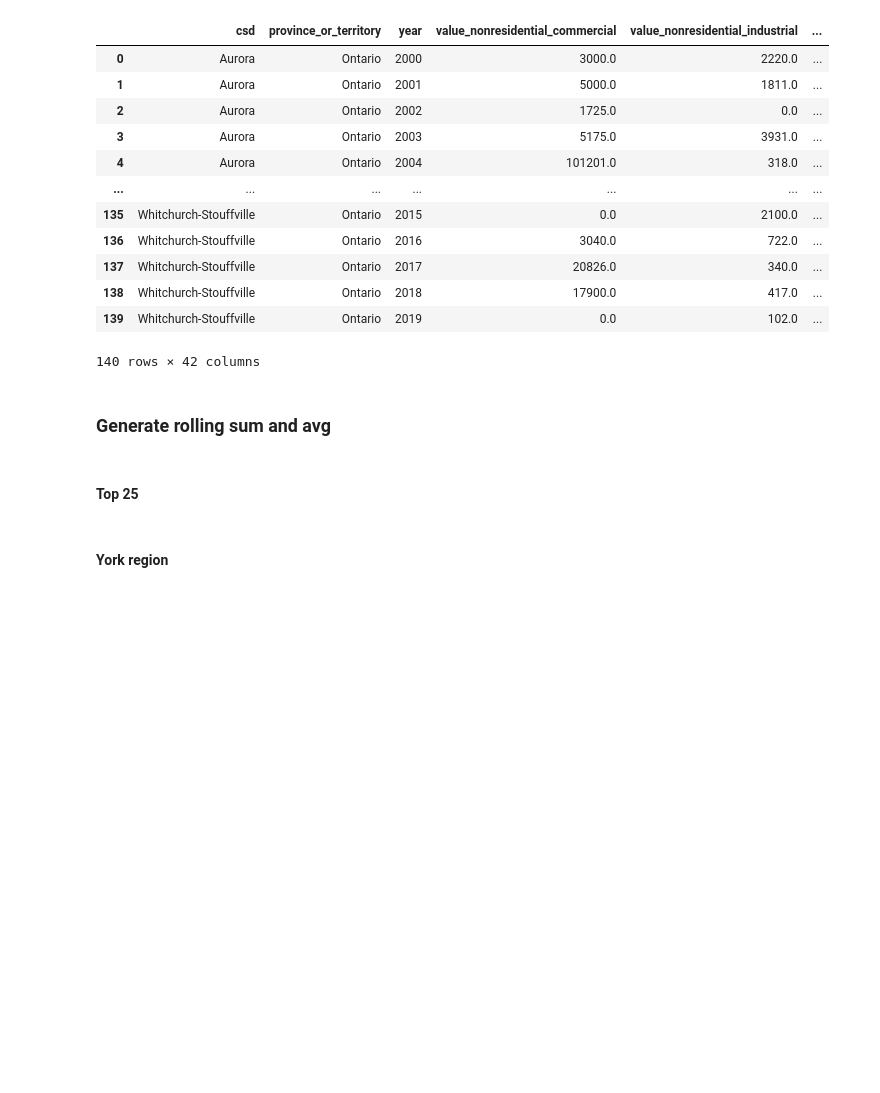
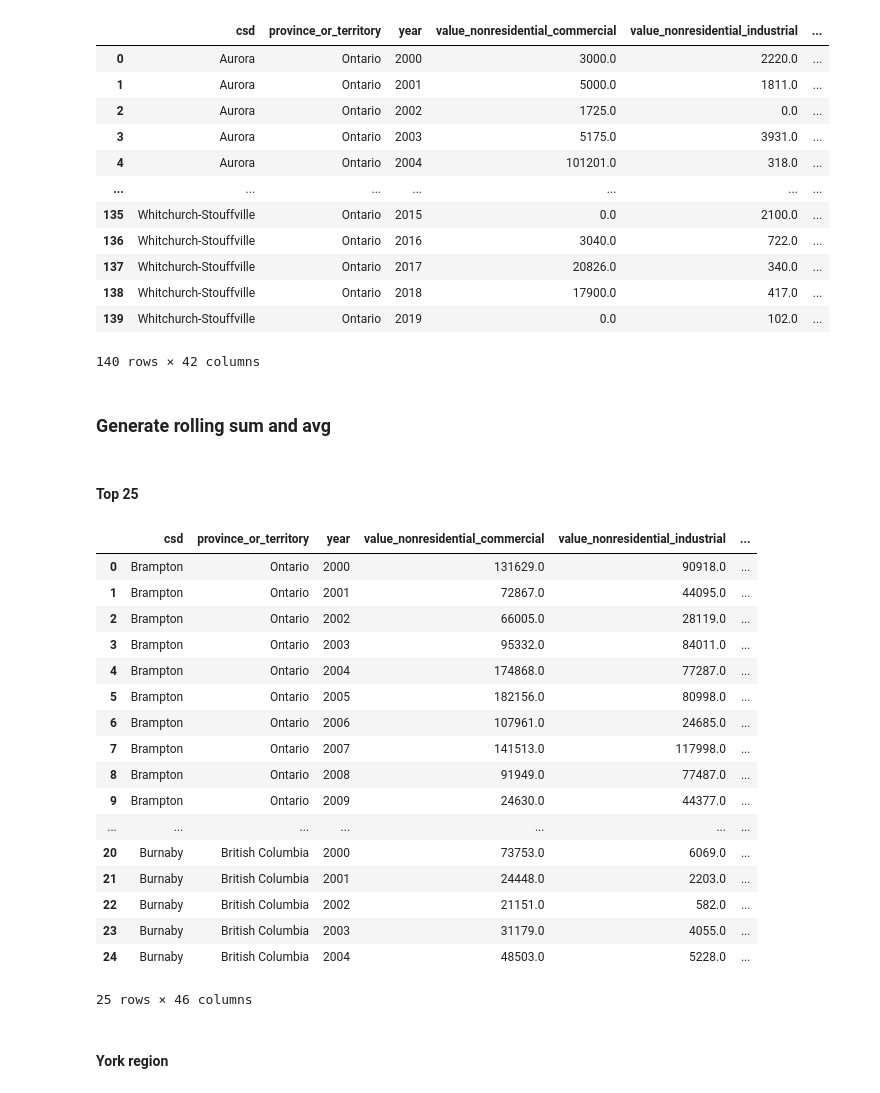
Before and after one commit to FredaXin/project_vaughan, a Jupyter notebook: eda.ipynb, the cells around one changed output. Drawn from its saved outputs; the diff is of its cells as text; code cells hidden in the pictures; blank space fills up the shorter version.

```diff
--- a/eda.ipynb
+++ b/eda.ipynb
@@ -206,6 +206,27 @@ top_25['rolling_sum_val'] = top_25.groupby('csd').rolling(3)['val_sum'].sum().re
 top_25['rolling_avg_unit'] = top_25.groupby('csd').rolling(3)['unit_sum_res'].mean().reset_index(drop=True)
 # %%
 top_25['rolling_sum_unit'] = top_25.groupby('csd').rolling(3)['unit_sum_res'].sum().reset_index(drop=True)
+# %%
+top_25.head(25)
+# %% [output]
+|  | csd | province_or_territory | year | value_nonresidential_commercial | value_nonresidential_industrial | ... |
+| 0 | Brampton | Ontario | 2000 | 131629.0 | 90918.0 | ... |
+| 1 | Brampton | Ontario | 2001 | 72867.0 | 44095.0 | ... |
+| 2 | Brampton | Ontario | 2002 | 66005.0 | 28119.0 | ... |
+| 3 | Brampton | Ontario | 2003 | 95332.0 | 84011.0 | ... |
+| 4 | Brampton | Ontario | 2004 | 174868.0 | 77287.0 | ... |
+| 5 | Brampton | Ontario | 2005 | 182156.0 | 80998.0 | ... |
+| 6 | Brampton | Ontario | 2006 | 107961.0 | 24685.0 | ... |
+| 7 | Brampton | Ontario | 2007 | 141513.0 | 117998.0 | ... |
+| 8 | Brampton | Ontario | 2008 | 91949.0 | 77487.0 | ... |
+| 9 | Brampton | Ontario | 2009 | 24630.0 | 44377.0 | ... |
+| ... | ... | ... | ... | ... | ... | ... |
+| 20 | Burnaby | British Columbia | 2000 | 73753.0 | 6069.0 | ... |
+| 21 | Burnaby | British Columbia | 2001 | 24448.0 | 2203.0 | ... |
+| 22 | Burnaby | British Columbia | 2002 | 21151.0 | 582.0 | ... |
+| 23 | Burnaby | British Columbia | 2003 | 31179.0 | 4055.0 | ... |
+| 24 | Burnaby | British Columbia | 2004 | 48503.0 | 5228.0 | ... |
+25 rows × 46 columns
 # %% [markdown]
 #### York region
 # %%
```
Also changed, not shown: parts of 2 cells of this notebook.
